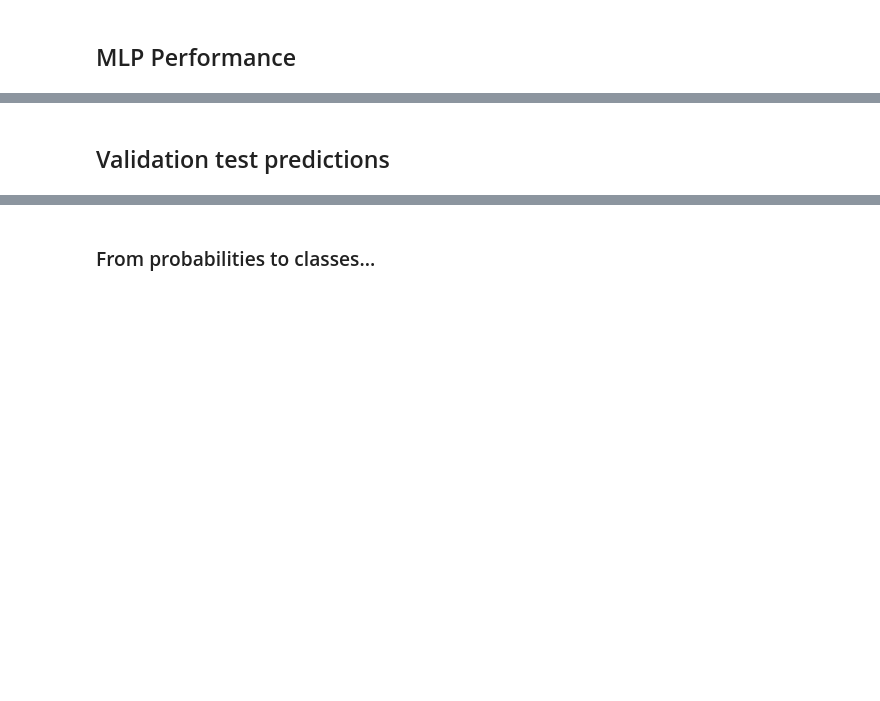
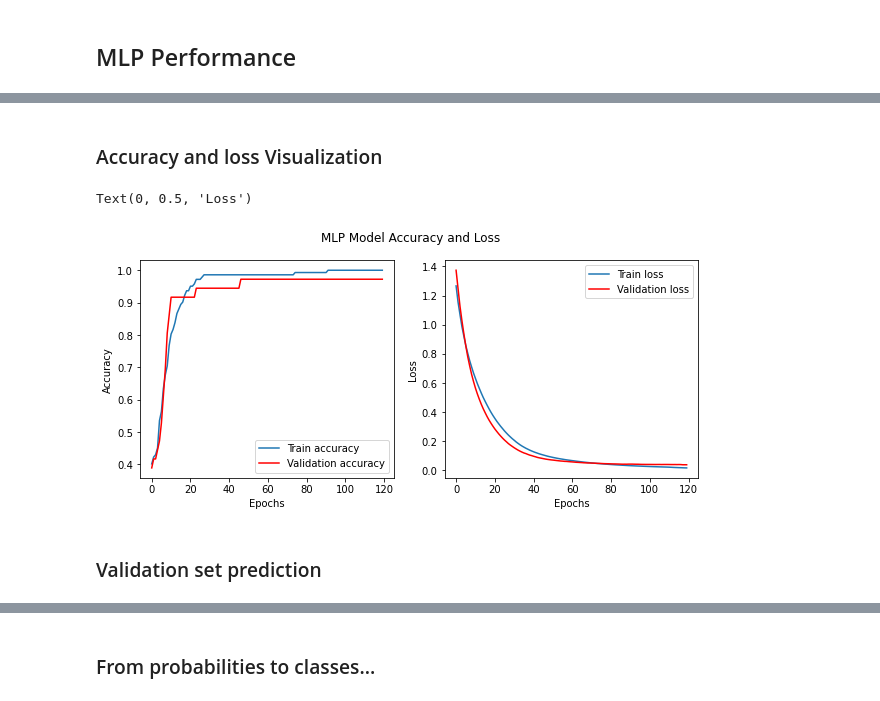
Before and after one commit to kawthar-eltarr/Wine-Recognition, a Jupyter notebook: MLPClassifier_CCE.ipynb, the cells around one changed output, grey strips where cells are left out. Drawn from its saved outputs; the diff is of its cells as text; code cells hidden in the pictures; blank space fills up the shorter version.

```diff
--- a/MLPClassifier_CCE.ipynb
+++ b/MLPClassifier_CCE.ipynb
@@ -111,5 +81,27 @@ fig.show()
+# %% [markdown]
+### Accuracy and loss Visualization
+# %%
+fig, (ax1, ax2) = plt.subplots(1, 2, figsize=(10, 4))
+fig.suptitle("MLP Model Accuracy and Loss")
+
+sns.lineplot(x=history.epoch, y=history.history['accuracy'], label="Train accuracy", ax=ax1)
+sns.lineplot(x=history.epoch, y=history.history['val_accuracy'], label="Validation accuracy", ax=ax1, color="red")
+
+ax1.set_xlabel("Epochs")
+ax1.set_ylabel("Accuracy")
+
+########
+
+sns.lineplot(x=history.epoch, y=history.history['loss'], label="Train loss", ax=ax2)
+sns.lineplot(x=history.epoch, y=history.history['val_loss'], label="Validation loss", ax=ax2, color="red")
+
+ax2.set_xlabel("Epochs")
+ax2.set_ylabel("Loss")
+# %% [output]
+Text(0, 0.5, 'Loss')
+[figure, added]
 # %% [markdown]
-## Validation test predictions
+### Validation set prediction
 # %%
 y_pred = classifier.predict(X_val)
 # %% [output]
```
Also changed, not shown: parts of 21 cells of this notebook, 1 other file.
